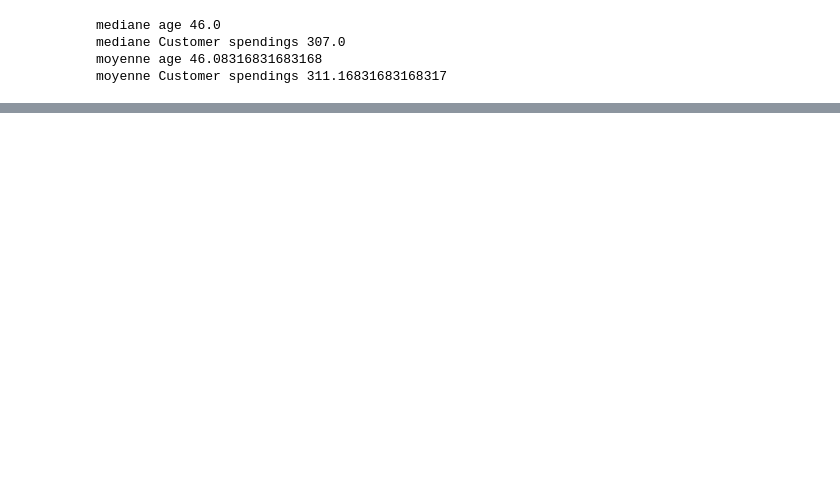
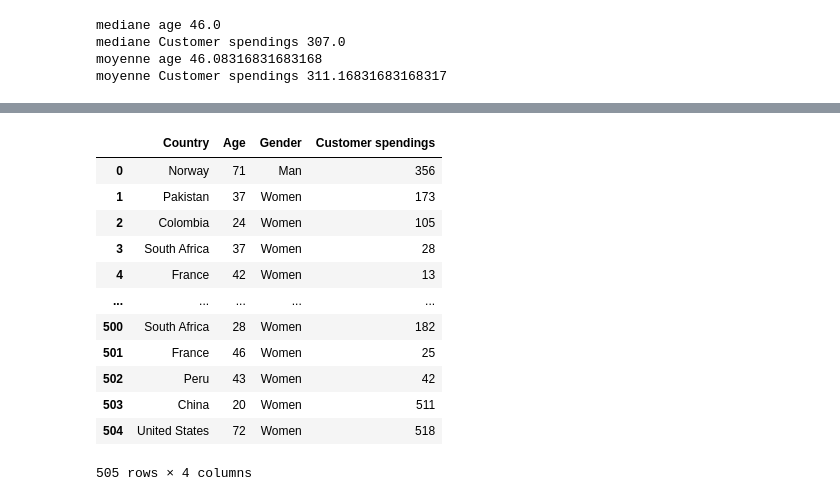
Before and after one commit to ocintho/IGS, a Jupyter notebook: exercice_pandas.ipynb, the cells around one changed output, grey strips where cells are left out. Saved outputs shown, nothing was run; the diff lists cells and outputs as text; code cells hidden in the pictures; blank space fills up the shorter version.

```diff
--- a/exercice_pandas.ipynb
+++ b/exercice_pandas.ipynb
@@ -106,0 +199,16 @@ dataset.drop_duplicates( keep = 'first' , inplace = True , ignore_index = False
+# %%
+pd.read_csv('population.csv')
+# %% [output]
+|  | Country | Age | Gender | Customer spendings |
+| 0 | Norway | 71 | Man | 356 |
+| 1 | Pakistan | 37 | Women | 173 |
+| 2 | Colombia | 24 | Women | 105 |
+| 3 | South Africa | 37 | Women | 28 |
+| 4 | France | 42 | Women | 13 |
+| ... | ... | ... | ... | ... |
+| 500 | South Africa | 28 | Women | 182 |
+| 501 | France | 46 | Women | 25 |
+| 502 | Peru | 43 | Women | 42 |
+| 503 | China | 20 | Women | 511 |
+| 504 | United States | 72 | Women | 518 |
+505 rows × 4 columns
```
Also changed, not shown: parts of 17 cells of this notebook.
